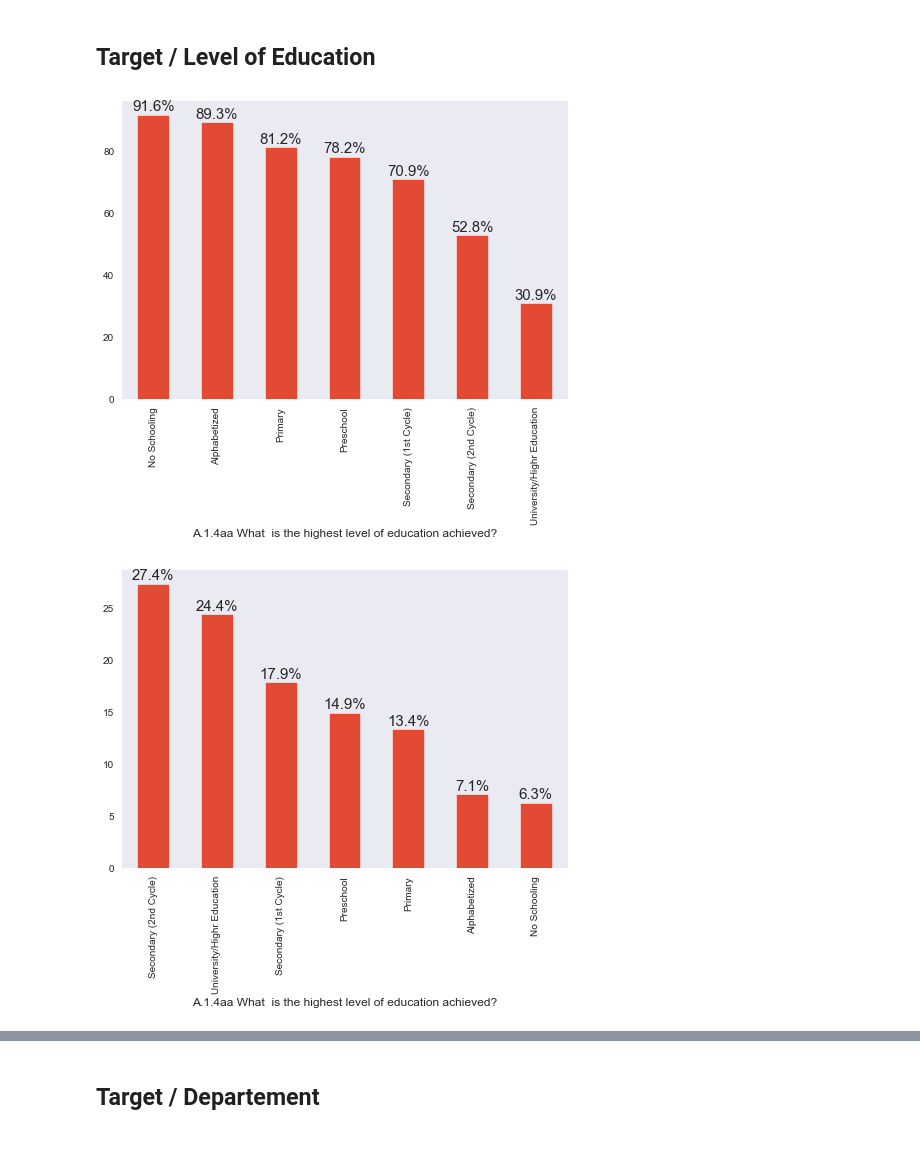
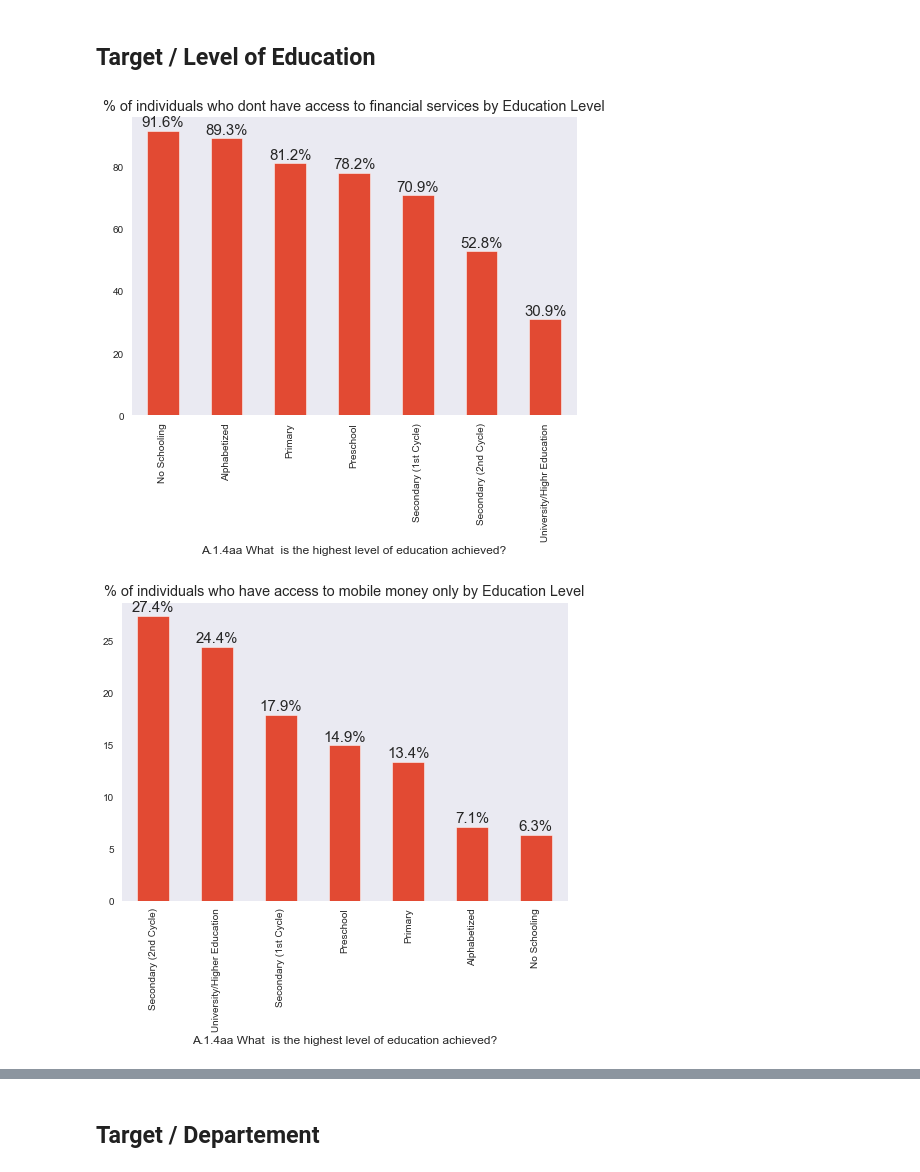
Before and after one commit to VIP509/Finance-Inclusion-1, a Jupyter notebook: Financial Inclusion EDA.ipynb, the cells around one changed output, grey strips where cells are left out. Cells and saved outputs as stored; diff of their text form; code cells hidden in the pictures; blank space fills up the shorter version.

```diff
--- a/Financial Inclusion EDA.ipynb
+++ b/Financial Inclusion EDA.ipynb
@@ -396,19 +396,21 @@ plot_bar(df1, columns = 'Y',  title='Do have a bank account?',hue  ='J2a. Do you
 # %%
 ax = ((df1[df1['Y']==0].groupby(['A.1.4aa What  is the highest level of education achieved?'])['Y'].count()*100)/(df1.groupby(['A.1.4aa What  is the highest level of education achieved?'])['Y'].count())).sort_values(ascending = False).rename(index = {1: 'No Schooling',
  2.0: 'Alphabetized',
  3.0: 'Preschool',
  4.0: 'Primary',
  5.0: 'Secondary (1st Cycle)',
  6.0: 'Secondary (2nd Cycle)',
  7.0: 'University/Highr Education'}).plot.bar()
+plt.title("% of individuals who dont have access to financial services by Education Level")
+
 for bar in ax.patches:
     ax.annotate('{:.1f}%'.format(bar.get_height()),
                    (bar.get_x() + bar.get_width() / 2,
                     bar.get_height()), ha='center', va='center',
                    size=15, xytext=(0, 8),
                    textcoords='offset points')
 # %% [output]
-[figure, old version]
+[figure, new version]
 # %%
 ax = ((df1[df1['Y']==1].groupby(['A.1.4aa What  is the highest level of education achieved?'])['Y'].count()*100)/(df1.groupby(['A.1.4aa What  is the highest level of education achieved?'])['Y'].count())).sort_values(ascending = False).rename(index = {1: 'No Schooling',
  2.0: 'Alphabetized',
@@ -416,7 +418,8 @@ ax = ((df1[df1['Y']==1].groupby(['A.1.4aa What  is the highest level of educatio
  4.0: 'Primary',
  5.0: 'Secondary (1st Cycle)',
  6.0: 'Secondary (2nd Cycle)',
- 7.0: 'University/Highr Education'}).plot.bar()
+ 7.0: 'University/Higher Education'}).plot.bar()
+plt.title("% of individuals who have access to mobile money only by Education Level")
 for bar in ax.patches:
     ax.annotate('{:.1f}%'.format(bar.get_height()),
                    (bar.get_x() + bar.get_width() / 2,
@@ -424,7 +427,7 @@ for bar in ax.patches:
                    size=15, xytext=(0, 8),
                    textcoords='offset points')
 # %% [output]
-[figure, old version]
+[figure, new version]
 # %%
 ax = ((df1[df1['Y']==2].groupby(['A.1.4aa What  is the highest level of education achieved?'])['Y'].count()*100)/(df1.groupby(['A.1.4aa What  is the highest level of education achieved?'])['Y'].count())).sort_values(ascending = False).rename(index = {1: 'No Schooling',
  2.0: 'Alphabetized',
```
Also changed, not shown: parts of 6 cells of this notebook.
